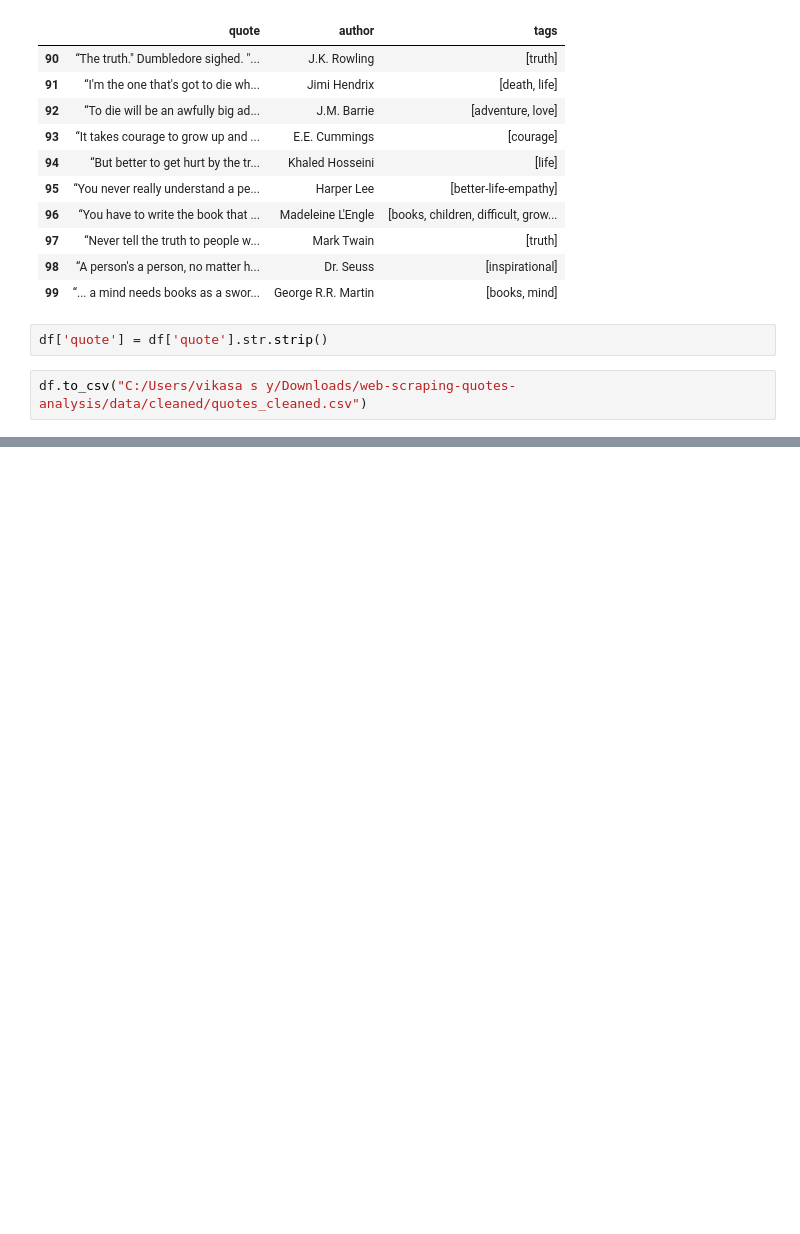
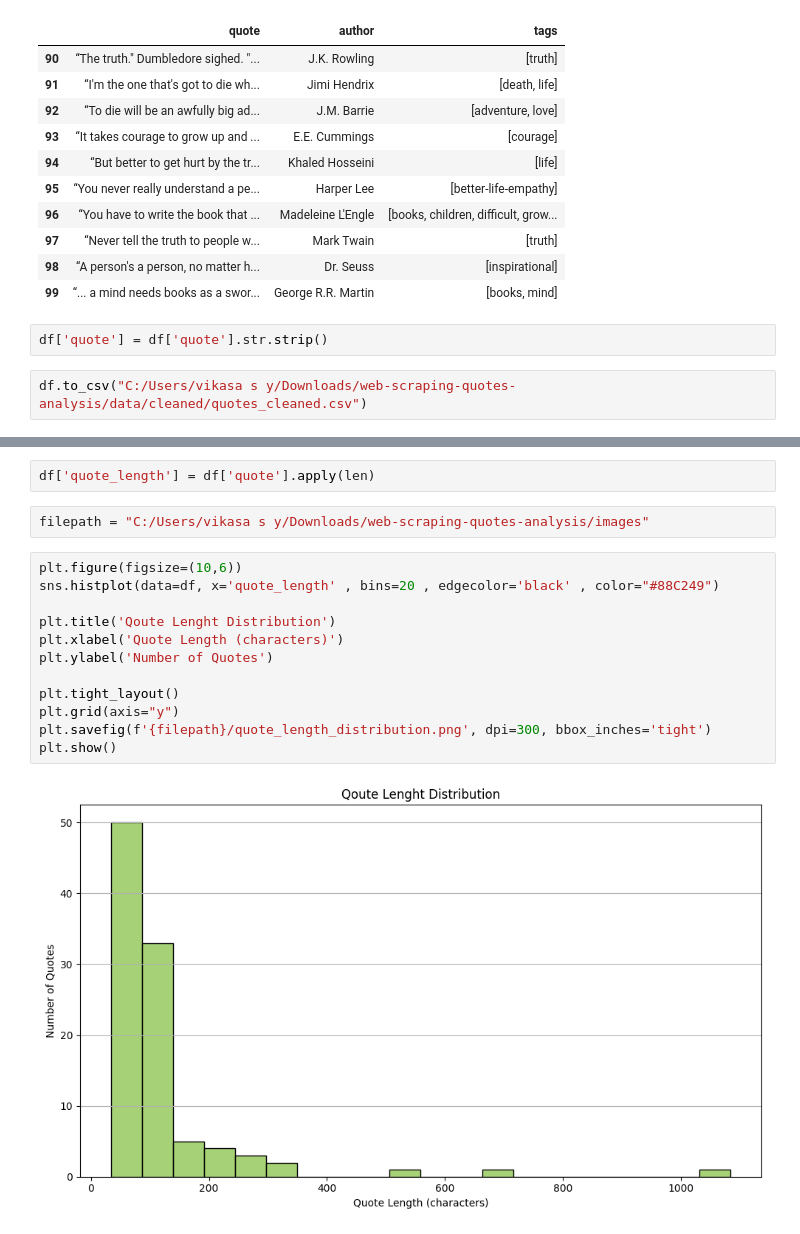
Before and after one commit to vikasa-y/web-scraping-quotes-analysis, a Jupyter notebook: notebooks/Quotes-raw-data-analysis.ipynb, the cells around one changed output, grey strips where cells are left out. Drawn from its saved outputs; the diff is of its cells as text; blank space fills up the shorter version.

Commit message:
EDA, Data-Analysing and visualization Done

```diff
--- a/notebooks/Quotes-raw-data-analysis.ipynb
+++ b/notebooks/Quotes-raw-data-analysis.ipynb
@@ -446,0 +521,18 @@ df.to_csv("C:/Users/vikasa s y/Downloads/web-scraping-quotes-analysis/data/clean
+# %%
+df['quote_length'] = df['quote'].apply(len)
+# %%
+filepath = "C:/Users/vikasa s y/Downloads/web-scraping-quotes-analysis/images"
+# %%
+plt.figure(figsize=(10,6))
+sns.histplot(data=df, x='quote_length' , bins=20 , edgecolor='black' , color="#88C249")
+
+plt.title('Qoute Lenght Distribution')
+plt.xlabel('Quote Length (characters)')
+plt.ylabel('Number of Quotes')
+
+plt.tight_layout()
+plt.grid(axis="y")
+plt.savefig(f'{filepath}/quote_length_distribution.png', dpi=300, bbox_inches='tight')
+plt.show()
+# %% [output]
+[figure, added]
```
Also changed, not shown: parts of 26 cells of this notebook.
